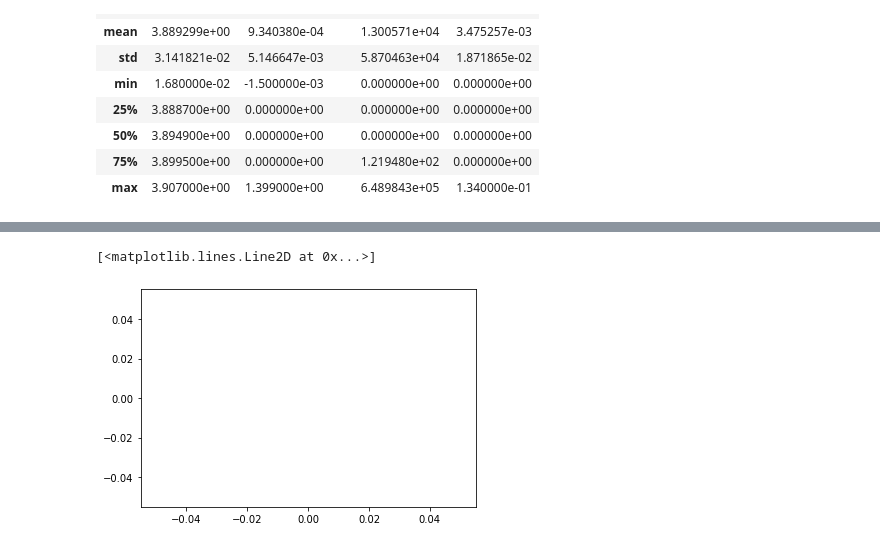
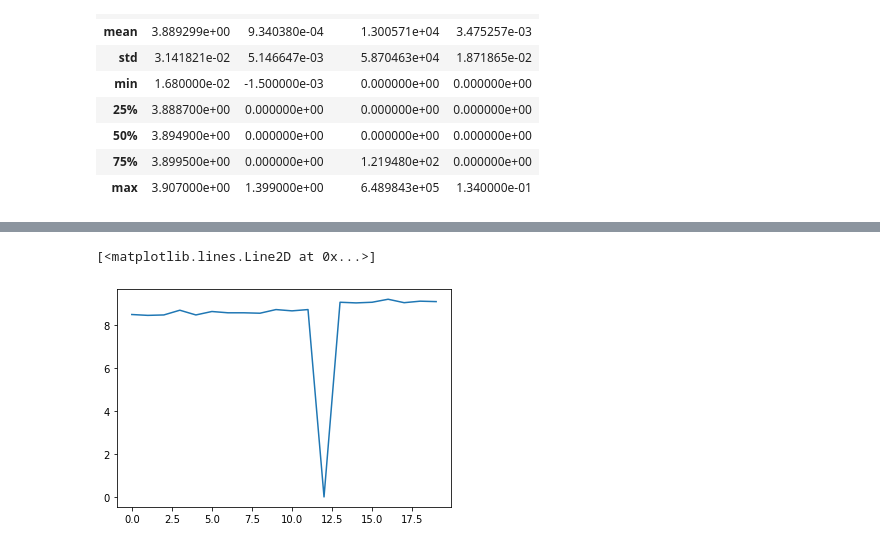
Before and after one commit to minD9it/Battery, a Jupyter notebook: DataAnalysis_test.ipynb, the cells around one changed output, grey strips where cells are left out. Cells and saved outputs as stored; diff of their text form; code cells hidden in the pictures.

```diff
--- a/DataAnalysis_test.ipynb
+++ b/DataAnalysis_test.ipynb
@@ -143,0 +133,5 @@ comm_ = np.delete(np.where(data['Current(A)'] > 0.020)[0], np.where(data['Voltag
+# %%
+comm_ = comm_A
+
+for i in comm_V:
+    comm_ = np.delete(comm_, np.where(comm_ == i))
@@ -148,13 +158 @@ array([    269,     401,     403, ..., 4988274, 4988381, 4988383],
       dtype=int64)
-# %%
-comm = []
-comm.append(comm_[0])
-
-for idx in range(int(len(comm_)-1)):
-#     print("index", idx, "i", comm_[idx])
-#     print("index+1", idx+1, "i", comm_[idx+1])
-    if comm_[idx]+1 != comm_[idx+1]:
-#         print("index+1", idx+1, "i", comm_[idx+1])
-#         print(comm)
-        comm.append(comm_[idx+1])
-#         print(comm)
@@ -166,2 +159,2 @@ array([    269,     401,     535, ..., 4988164, 4988274, 4988381],
 # %%
-criteria = np.array(comm) - 1
+criterion = comm - 1
@@ -183,19 +230,0 @@ crit = 0.5
-# %%
-recovery_time=[]
-recovery_rate=[]
-recovery_voltage=[]
-
-for idx, i in enumerate(tqdm(criteria)): #기준 전압
-#     print(i)
-    for j in range(int(len(data['Voltage(V)']))): #전압 회복률을 계산해야 함
-#         print(j+i)
-        if j+i == comm[idx+1]: #j+i(index)가 다음 기준 전압 인덱스일 때
-            break
-        rate = round(((data['Voltage(V)'][i] - data['Voltage(V)'][j+i+1]) * 100), 2)
-        time = data['Time'][j+i]
-        vol = data['Voltage(V)'][j+i]
-
-        if rate >= crit:
-            recovery_rate.append(rate)
-            recovery_time.append(time)
-            recovery_voltage.append(vol)
@@ -224,5 +245,5 @@ recovery_rate
 # %%
-plt.plot(recovery_rate)
+plt.plot(np.max(recovery_rate[:20], axis=1))
 # %% [output]
 [<matplotlib.lines.Line2D at 0x...>]
-[figure, old version]
+[figure, new version]
```
Also changed, not shown: parts of 32 cells of this notebook, 1 other file.
